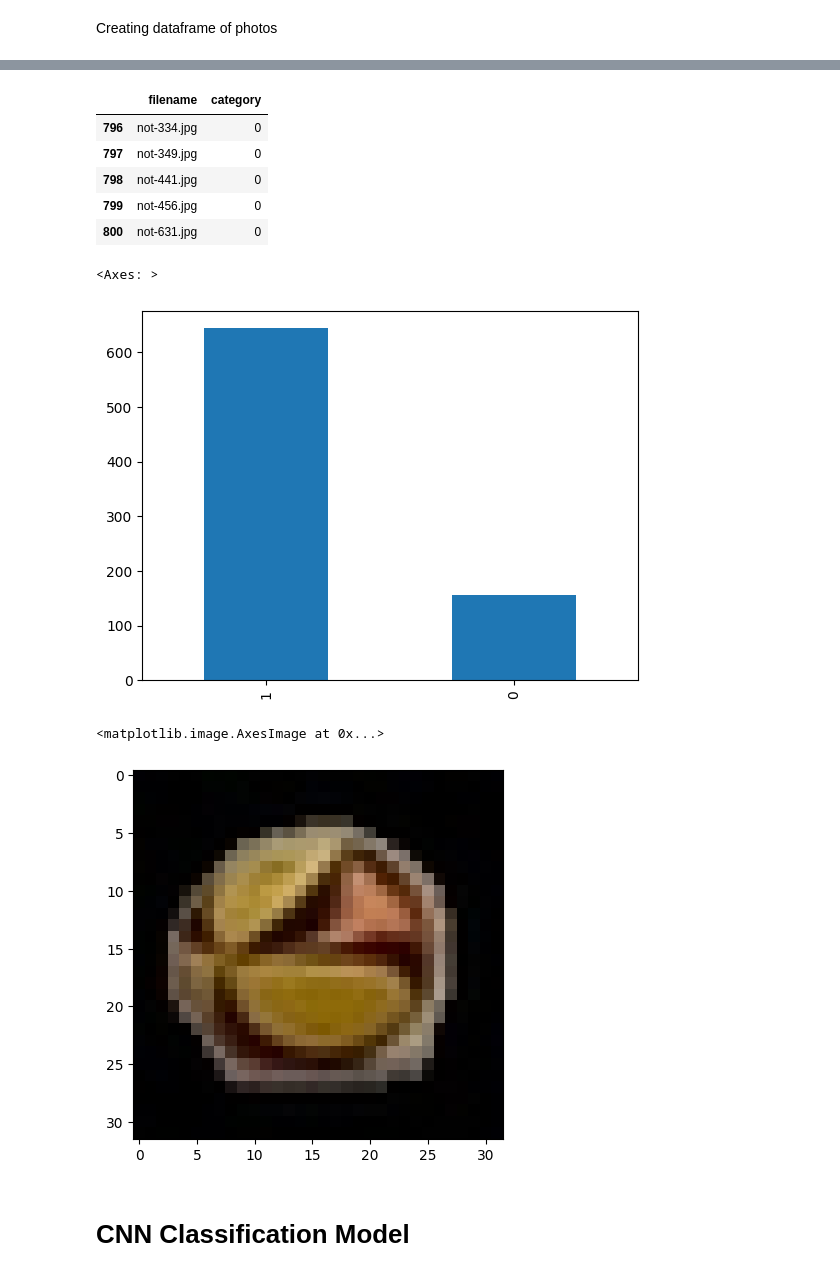
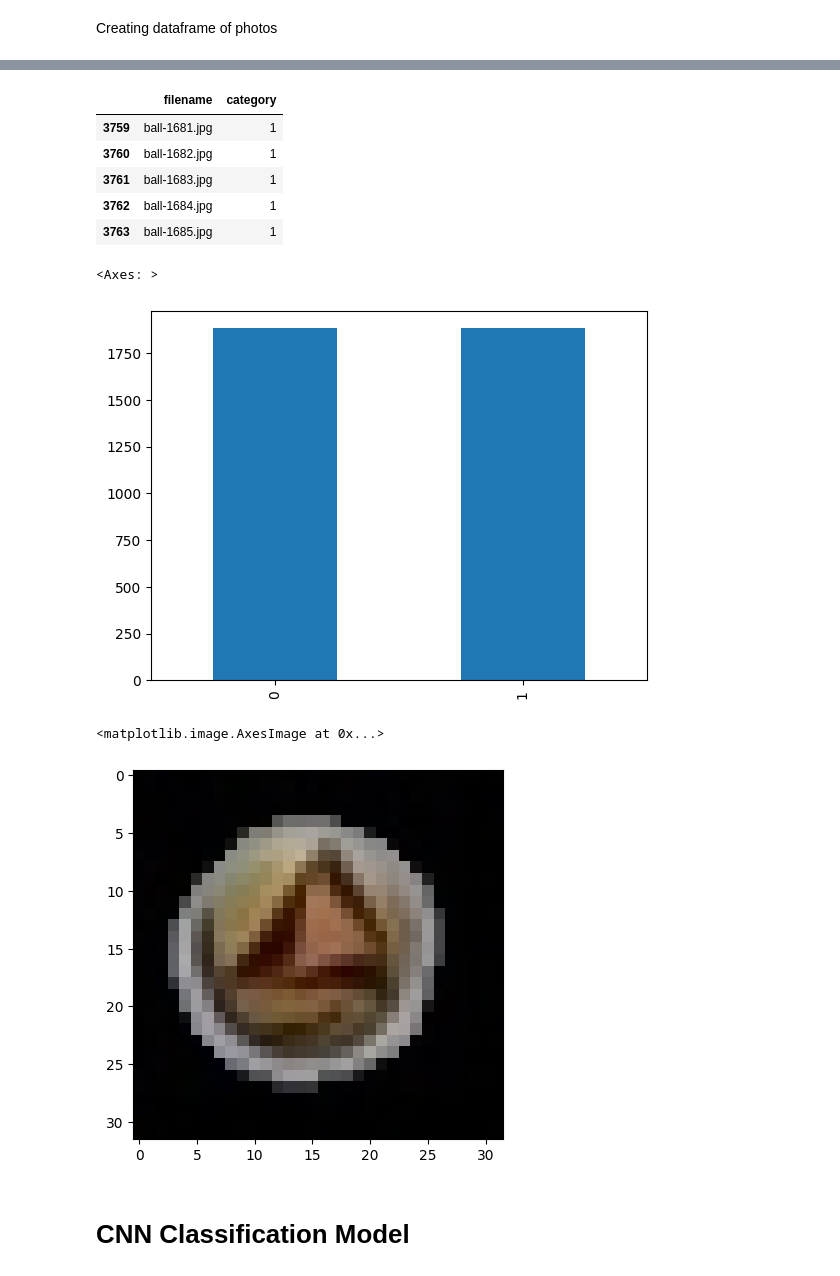
Before and after one commit to bwierzbo/volleyball-tracking, a Jupyter notebook: train.ipynb, the cells around one changed output, grey strips where cells are left out. Cells and saved outputs as stored; diff of their text form; code cells hidden in the pictures.

```diff
--- a/train.ipynb
+++ b/train.ipynb
@@ -49,7 +49,7 @@ import os
 # %% [markdown]
 Creating dataframe of photos
 # %%
-filenames = os.listdir("../volleyball-tracking/data/colorsubpath/")
+filenames = os.listdir("../volleyball-tracking/training/train")
 categories = []
 
 for filename in filenames:
@@ -76,23 +76,23 @@ df.head()
 df.tail()
 # %% [output]
 |  | filename | category |
-| 796 | not-334.jpg | 0 |
-| 797 | not-349.jpg | 0 |
-| 798 | not-441.jpg | 0 |
-| 799 | not-456.jpg | 0 |
-| 800 | not-631.jpg | 0 |
+| 3759 | ball-1681.jpg | 1 |
+| 3760 | ball-1682.jpg | 1 |
+| 3761 | ball-1683.jpg | 1 |
+| 3762 | ball-1684.jpg | 1 |
+| 3763 | ball-1685.jpg | 1 |
 # %%
 df['category'].value_counts().plot.bar()
 # %% [output]
 <Axes: >
-[figure, old version]
+[figure, new version]
 # %%
 sample = random.choice(filenames)
-image = load_img("../volleyball-tracking/data/colorsubpath/"+sample)
+image = load_img("../volleyball-tracking/training/train/"+sample)
 plt.imshow(image)
 # %% [output]
 <matplotlib.image.AxesImage at 0x...>
-[figure, old version]
+[figure, new version]
 # %% [markdown]
 # CNN Classification Model
 # %% [markdown]
```
Also changed, not shown: parts of 26 cells of this notebook, 19 other files.
